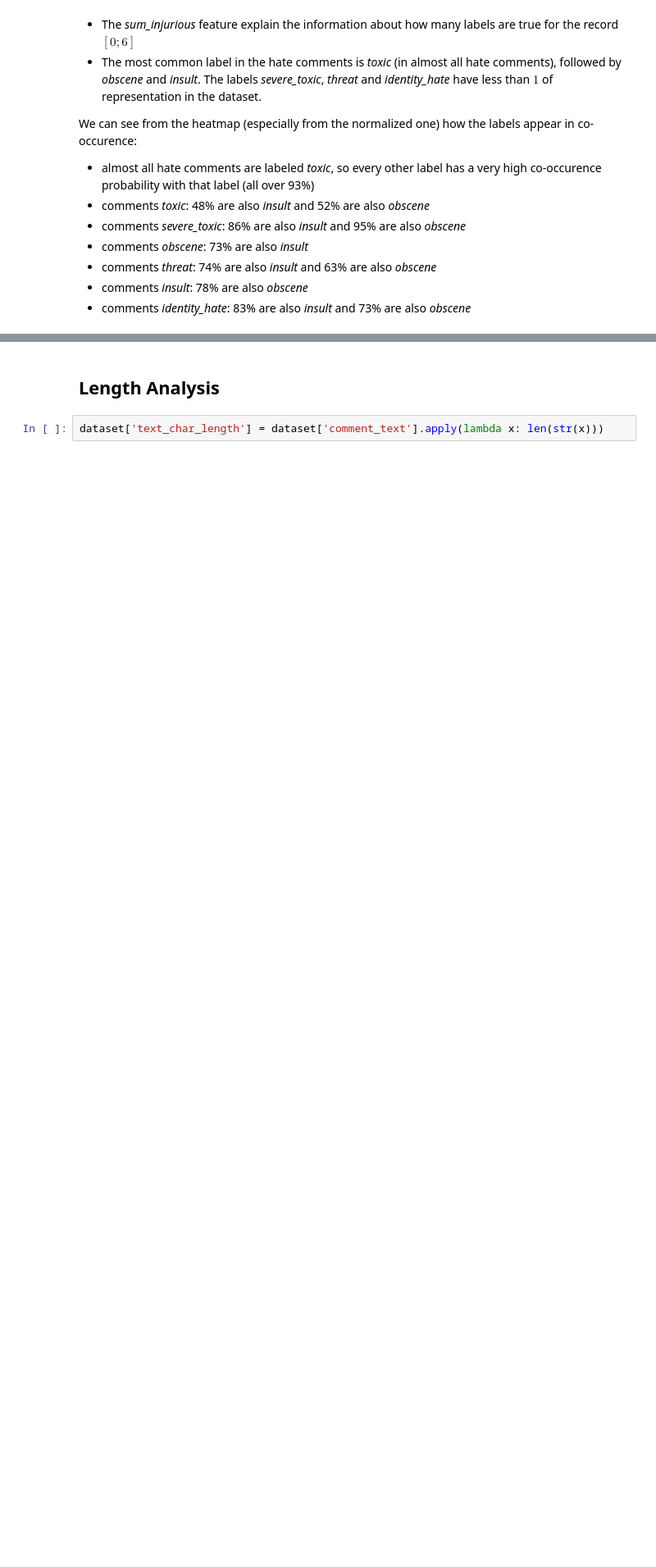
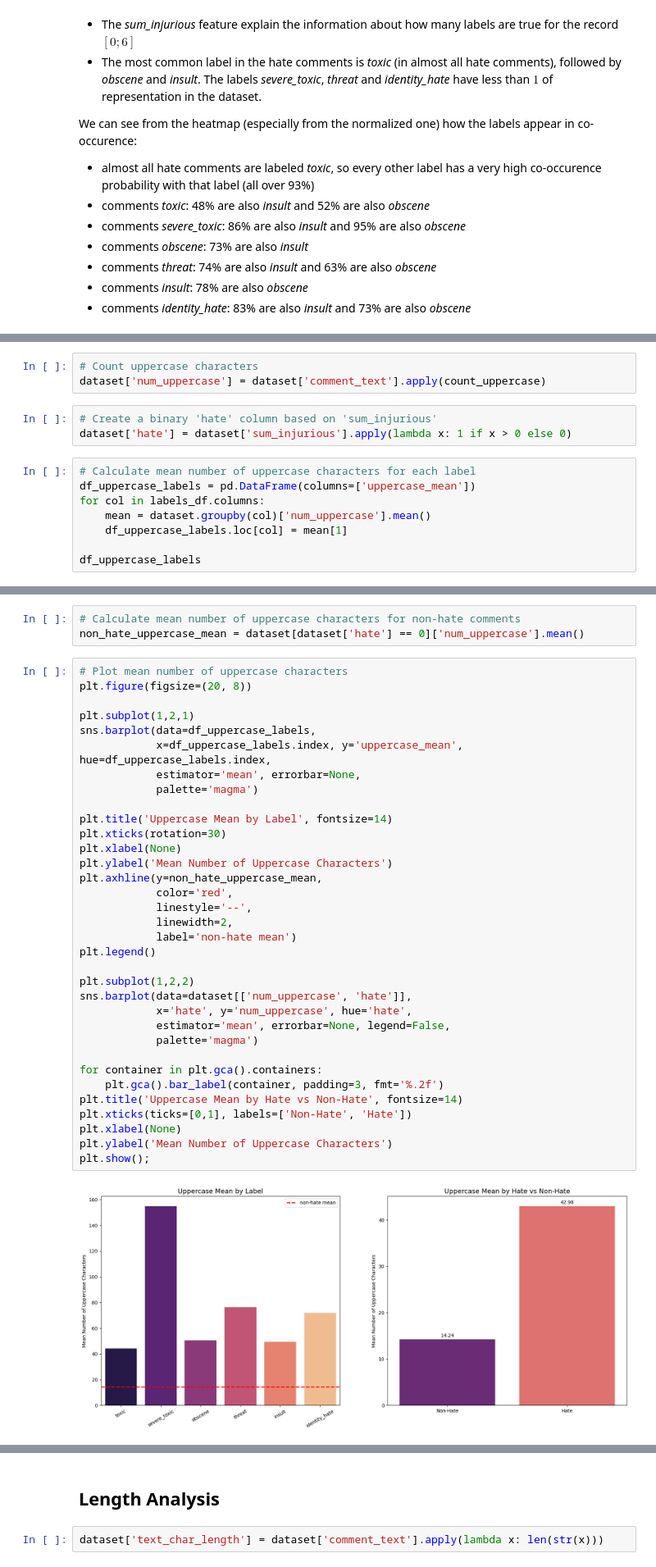
Before and after one commit to mattiacoltro/data-science-portfolio, a Jupyter notebook: [Data Science] anti-hater-filter/anti-hater-filter.ipynb, the cells around one changed output, grey strips where cells are left out. Shown at 82% size. Drawn from its saved outputs; the diff is of its cells as text; blank space fills up the shorter version.

```diff
--- a/[Data Science] anti-hater-filter/anti-hater-filter.ipynb
+++ b/[Data Science] anti-hater-filter/anti-hater-filter.ipynb
@@ -259,0 +279,14 @@ We can see from the heatmap (especially from the normalized one) how the labels
+# %%
+# Count uppercase characters
+dataset['num_uppercase'] = dataset['comment_text'].apply(count_uppercase)
+# %%
+# Create a binary 'hate' column based on 'sum_injurious'
+dataset['hate'] = dataset['sum_injurious'].apply(lambda x: 1 if x > 0 else 0)
+# %%
+# Calculate mean number of uppercase characters for each label
+df_uppercase_labels = pd.DataFrame(columns=['uppercase_mean'])
+for col in labels_df.columns:
+    mean = dataset.groupby(col)['num_uppercase'].mean()
+    df_uppercase_labels.loc[col] = mean[1]
+
+df_uppercase_labels
@@ -259,0 +301,39 @@ We can see from the heatmap (especially from the normalized one) how the labels
+# %%
+# Calculate mean number of uppercase characters for non-hate comments
+non_hate_uppercase_mean = dataset[dataset['hate'] == 0]['num_uppercase'].mean()
+# %%
+# Plot mean number of uppercase characters
+plt.figure(figsize=(20, 8))
+
+plt.subplot(1,2,1)
+sns.barplot(data=df_uppercase_labels,
+            x=df_uppercase_labels.index, y='uppercase_mean', hue=df_uppercase_labels.index,
+            estimator='mean', errorbar=None,
+            palette='magma')
+
+plt.title('Uppercase Mean by Label', fontsize=14)
+plt.xticks(rotation=30)
+plt.xlabel(None)
+plt.ylabel('Mean Number of Uppercase Characters')
+plt.axhline(y=non_hate_uppercase_mean,
+            color='red',
+            linestyle='--',
+            linewidth=2,
+            label='non-hate mean')
+plt.legend()
+
+plt.subplot(1,2,2)
+sns.barplot(data=dataset[['num_uppercase', 'hate']],
+            x='hate', y='num_uppercase', hue='hate',
+            estimator='mean', errorbar=None, legend=False,
+            palette='magma')
+
+for container in plt.gca().containers:
+    plt.gca().bar_label(container, padding=3, fmt='%.2f')
+plt.title('Uppercase Mean by Hate vs Non-Hate', fontsize=14)
+plt.xticks(ticks=[0,1], labels=['Non-Hate', 'Hate'])
+plt.xlabel(None)
+plt.ylabel('Mean Number of Uppercase Characters')
+plt.show();
+# %% [output]
+[figure, added]
```
Also changed, not shown: parts of 41 cells of this notebook.
